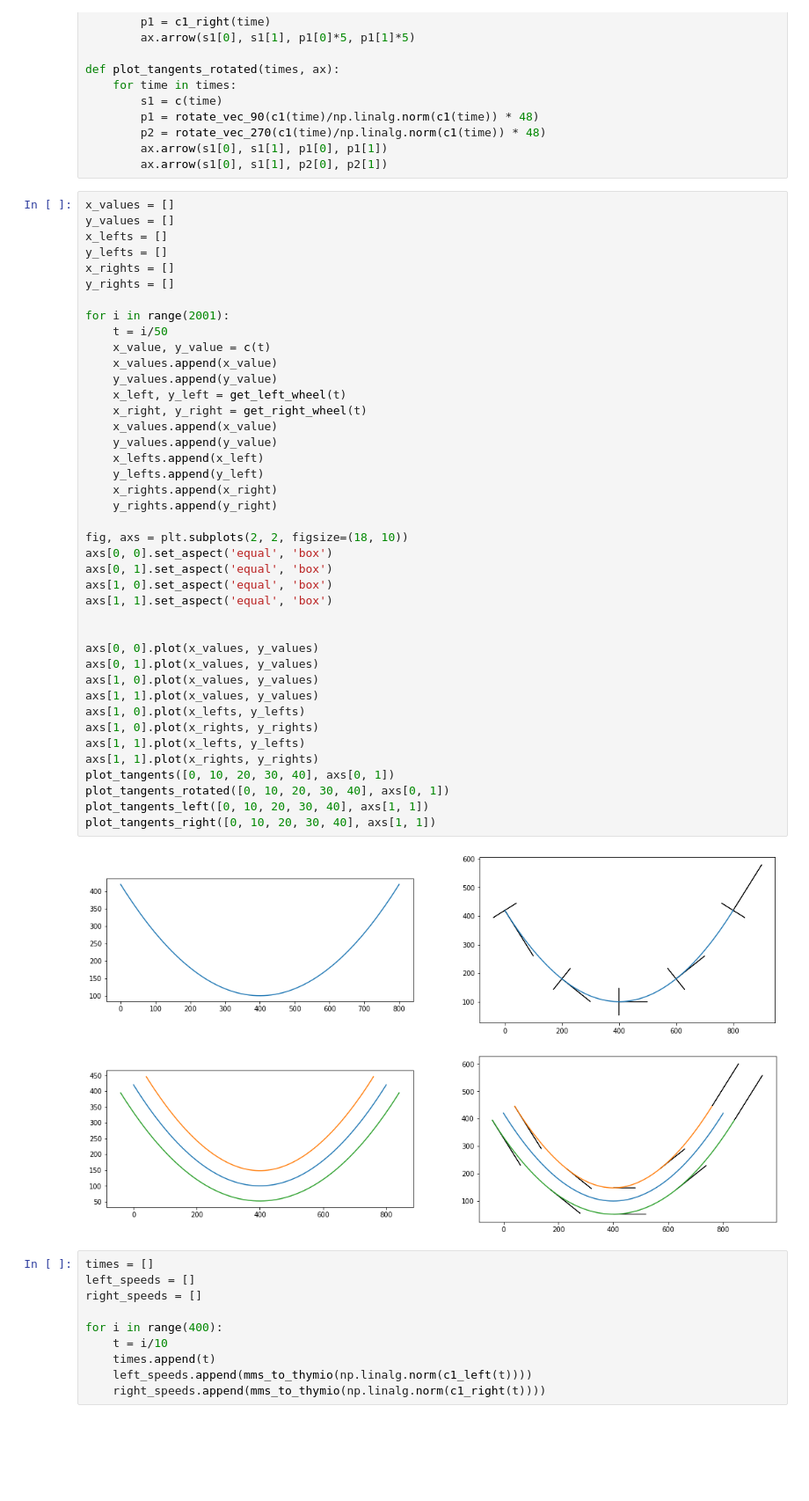
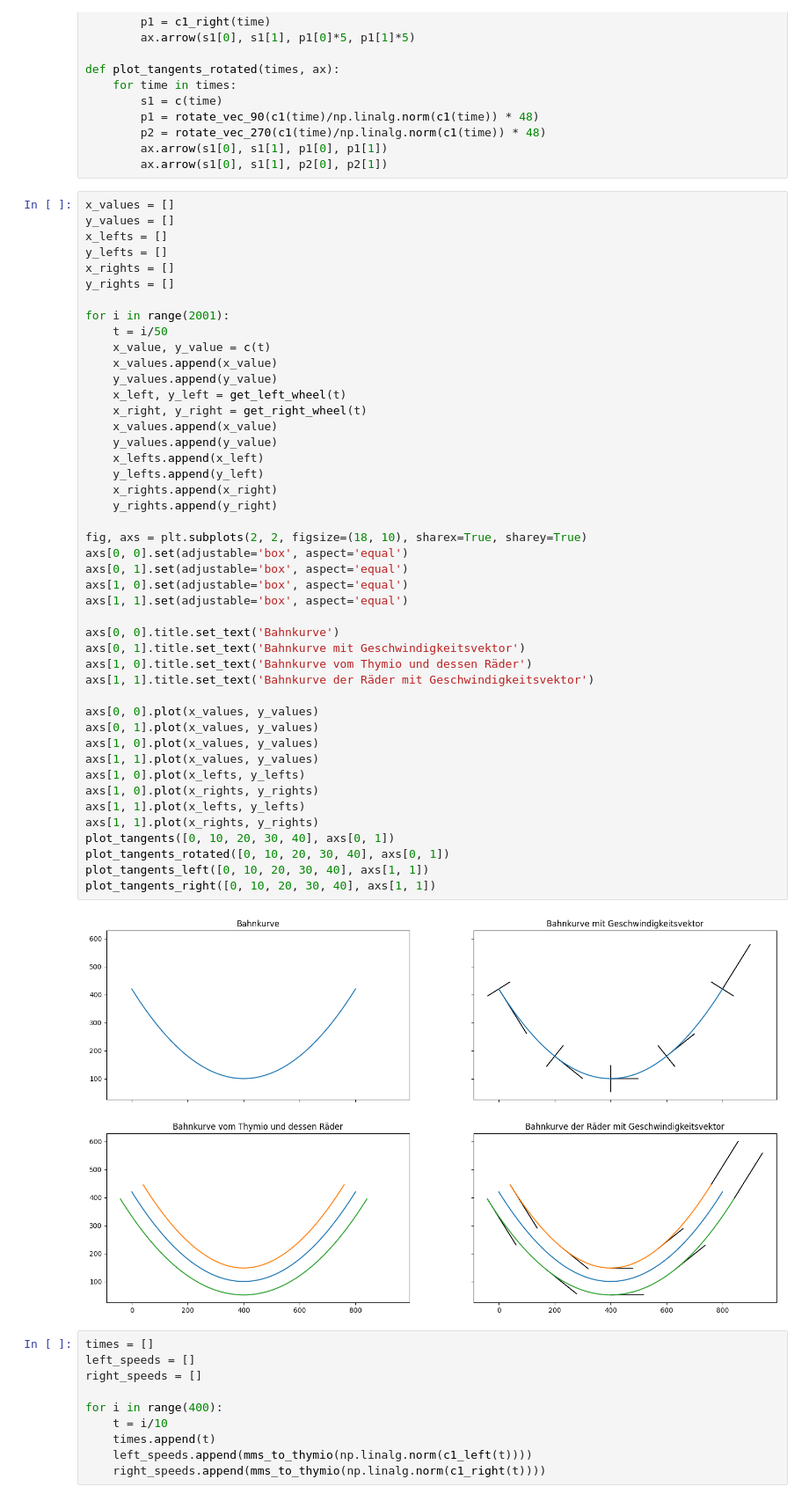
Before and after one commit to Timon0/robo, a Jupyter notebook: M1/exercise8.ipynb, the cells around one changed output. Shown: that part at 88% size. Drawn from its saved outputs; the diff is of its cells as text; blank space fills up the shorter version.

```diff
--- a/M1/exercise8.ipynb
+++ b/M1/exercise8.ipynb
@@ -104,39 +104,43 @@ y_rights = []
 
 for i in range(2001):
     t = i/50
     x_value, y_value = c(t)
     x_values.append(x_value)
     y_values.append(y_value)
     x_left, y_left = get_left_wheel(t)
     x_right, y_right = get_right_wheel(t)
     x_values.append(x_value)
     y_values.append(y_value)
     x_lefts.append(x_left)
     y_lefts.append(y_left)
     x_rights.append(x_right)
     y_rights.append(y_right)
 
-fig, axs = plt.subplots(2, 2, figsize=(18, 10))
-axs[0, 0].set_aspect('equal', 'box')
-axs[0, 1].set_aspect('equal', 'box')
-axs[1, 0].set_aspect('equal', 'box')
-axs[1, 1].set_aspect('equal', 'box')
+fig, axs = plt.subplots(2, 2, figsize=(18, 10), sharex=True, sharey=True)
+axs[0, 0].set(adjustable='box', aspect='equal')
+axs[0, 1].set(adjustable='box', aspect='equal')
+axs[1, 0].set(adjustable='box', aspect='equal')
+axs[1, 1].set(adjustable='box', aspect='equal')
 
+axs[0, 0].title.set_text('Bahnkurve')
+axs[0, 1].title.set_text('Bahnkurve mit Geschwindigkeitsvektor')
+axs[1, 0].title.set_text('Bahnkurve vom Thymio und dessen Räder')
+axs[1, 1].title.set_text('Bahnkurve der Räder mit Geschwindigkeitsvektor')
 
 axs[0, 0].plot(x_values, y_values)
 axs[0, 1].plot(x_values, y_values)
 axs[1, 0].plot(x_values, y_values)
 axs[1, 1].plot(x_values, y_values)
 axs[1, 0].plot(x_lefts, y_lefts)
 axs[1, 0].plot(x_rights, y_rights)
 axs[1, 1].plot(x_lefts, y_lefts)
 axs[1, 1].plot(x_rights, y_rights)
 plot_tangents([0, 10, 20, 30, 40], axs[0, 1])
 plot_tangents_rotated([0, 10, 20, 30, 40], axs[0, 1])
 plot_tangents_left([0, 10, 20, 30, 40], axs[1, 1])
 plot_tangents_right([0, 10, 20, 30, 40], axs[1, 1])
 # %% [output]
-[figure, old version]
+[figure, new version]
 # %%
 times = []
 left_speeds = []
```
Also changed, not shown: parts of 1 cell of this notebook.
